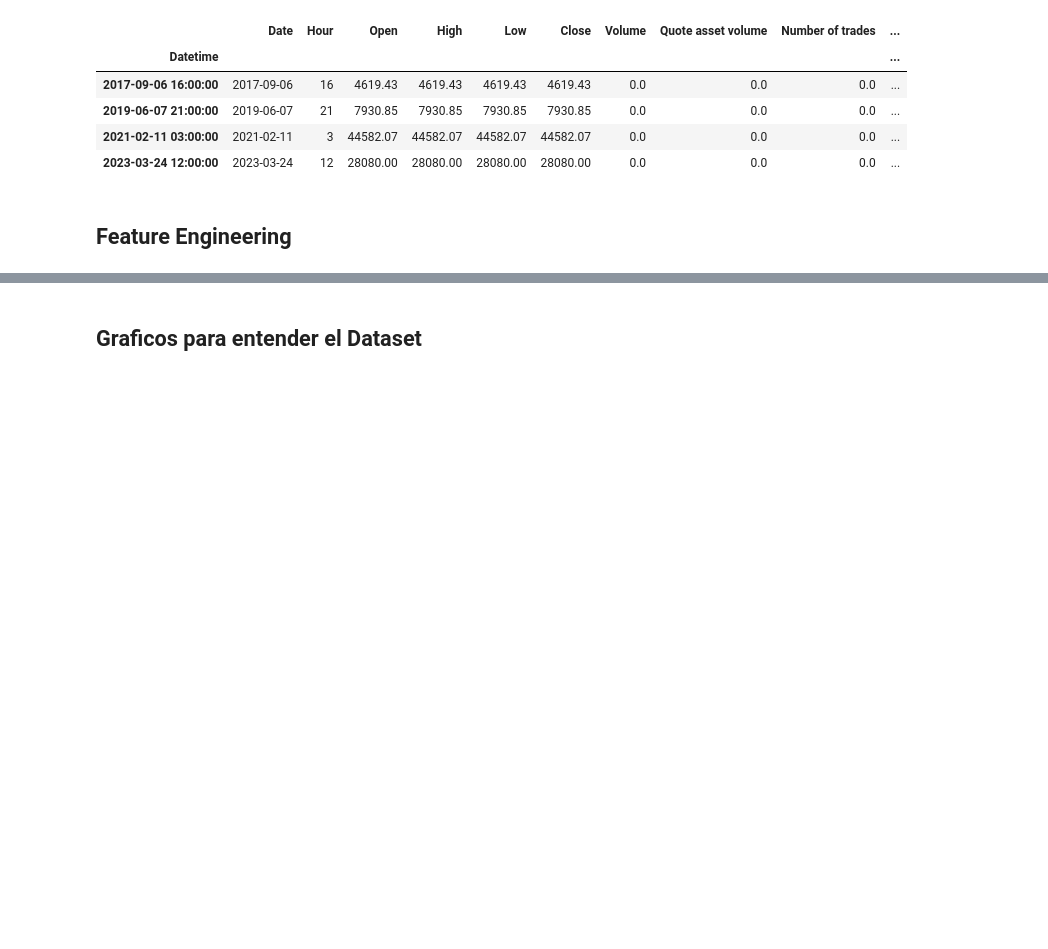
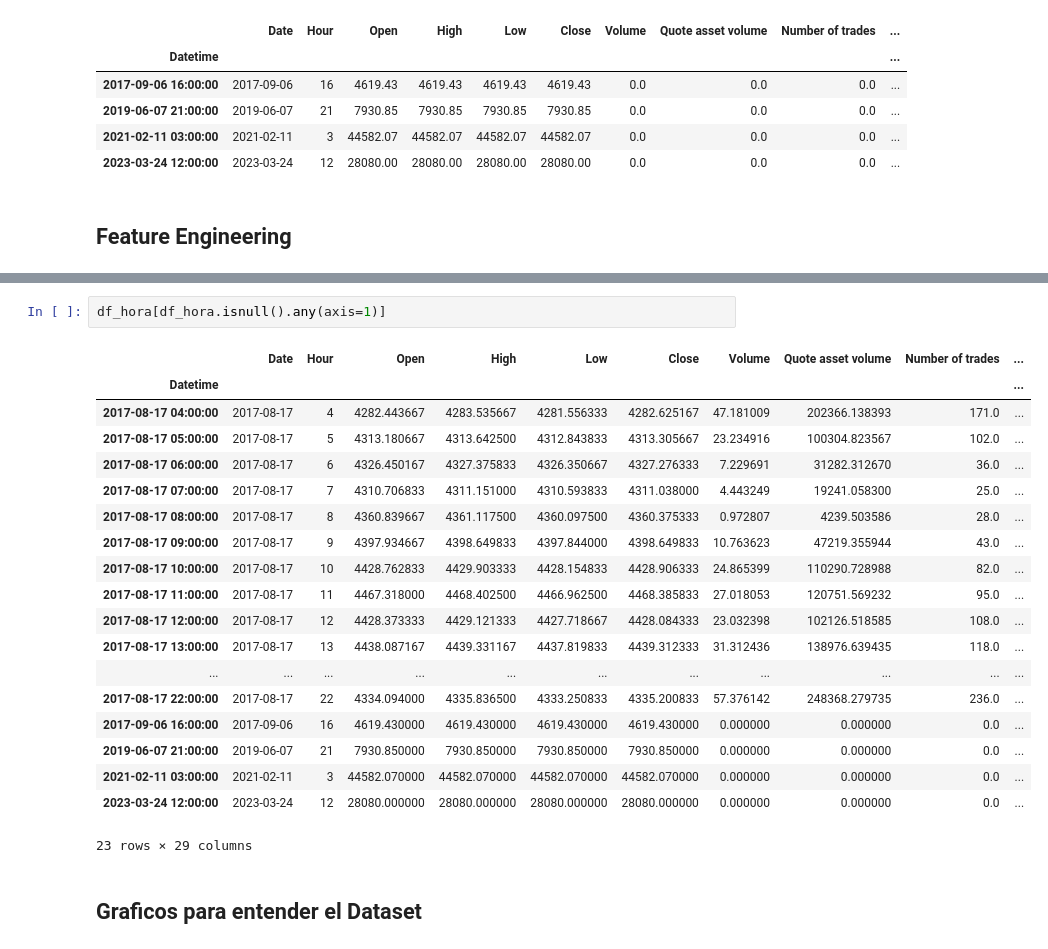
Before and after one commit to DavierGonz/ModeloPredictivoBitcoin, a Jupyter notebook: ModeloPredictivoBitcoin.ipynb, the cells around one changed output, grey strips where cells are left out. Cells and saved outputs as stored; diff of their text form; blank space fills up the shorter version.

```diff
--- a/ModeloPredictivoBitcoin.ipynb
+++ b/ModeloPredictivoBitcoin.ipynb
@@ -279,2 +358,24 @@ df_hora[df_hora["Volume"]==0]
+# %%
+df_hora[df_hora.isnull().any(axis=1)]
+# %% [output]
+|  | Date | Hour | Open | High | Low | Close | Volume | Quote asset volume | Number of trades | ... |
+| Datetime |  |  |  |  |  |  |  |  |  | ... |
+| 2017-08-17 04:00:00 | 2017-08-17 | 4 | 4282.443667 | 4283.535667 | 4281.556333 | 4282.625167 | 47.181009 | 202366.138393 | 171.0 | ... |
+| 2017-08-17 05:00:00 | 2017-08-17 | 5 | 4313.180667 | 4313.642500 | 4312.843833 | 4313.305667 | 23.234916 | 100304.823567 | 102.0 | ... |
+| 2017-08-17 06:00:00 | 2017-08-17 | 6 | 4326.450167 | 4327.375833 | 4326.350667 | 4327.276333 | 7.229691 | 31282.312670 | 36.0 | ... |
+| 2017-08-17 07:00:00 | 2017-08-17 | 7 | 4310.706833 | 4311.151000 | 4310.593833 | 4311.038000 | 4.443249 | 19241.058300 | 25.0 | ... |
+| 2017-08-17 08:00:00 | 2017-08-17 | 8 | 4360.839667 | 4361.117500 | 4360.097500 | 4360.375333 | 0.972807 | 4239.503586 | 28.0 | ... |
+| 2017-08-17 09:00:00 | 2017-08-17 | 9 | 4397.934667 | 4398.649833 | 4397.844000 | 4398.649833 | 10.763623 | 47219.355944 | 43.0 | ... |
+| 2017-08-17 10:00:00 | 2017-08-17 | 10 | 4428.762833 | 4429.903333 | 4428.154833 | 4428.906333 | 24.865399 | 110290.728988 | 82.0 | ... |
+| 2017-08-17 11:00:00 | 2017-08-17 | 11 | 4467.318000 | 4468.402500 | 4466.962500 | 4468.385833 | 27.018053 | 120751.569232 | 95.0 | ... |
+| 2017-08-17 12:00:00 | 2017-08-17 | 12 | 4428.373333 | 4429.121333 | 4427.718667 | 4428.084333 | 23.032398 | 102126.518585 | 108.0 | ... |
+| 2017-08-17 13:00:00 | 2017-08-17 | 13 | 4438.087167 | 4439.331167 | 4437.819833 | 4439.312333 | 31.312436 | 138976.639435 | 118.0 | ... |
+| ... | ... | ... | ... | ... | ... | ... | ... | ... | ... | ... |
+| 2017-08-17 22:00:00 | 2017-08-17 | 22 | 4334.094000 | 4335.836500 | 4333.250833 | 4335.200833 | 57.376142 | 248368.279735 | 236.0 | ... |
+| 2017-09-06 16:00:00 | 2017-09-06 | 16 | 4619.430000 | 4619.430000 | 4619.430000 | 4619.430000 | 0.000000 | 0.000000 | 0.0 | ... |
+| 2019-06-07 21:00:00 | 2019-06-07 | 21 | 7930.850000 | 7930.850000 | 7930.850000 | 7930.850000 | 0.000000 | 0.000000 | 0.0 | ... |
+| 2021-02-11 03:00:00 | 2021-02-11 | 3 | 44582.070000 | 44582.070000 | 44582.070000 | 44582.070000 | 0.000000 | 0.000000 | 0.0 | ... |
+| 2023-03-24 12:00:00 | 2023-03-24 | 12 | 28080.000000 | 28080.000000 | 28080.000000 | 28080.000000 | 0.000000 | 0.000000 | 0.0 | ... |
+23 rows × 29 columns
 # %% [markdown]
 ## Graficos para entender el Dataset
```
Also changed, not shown: parts of 33 cells of this notebook.
